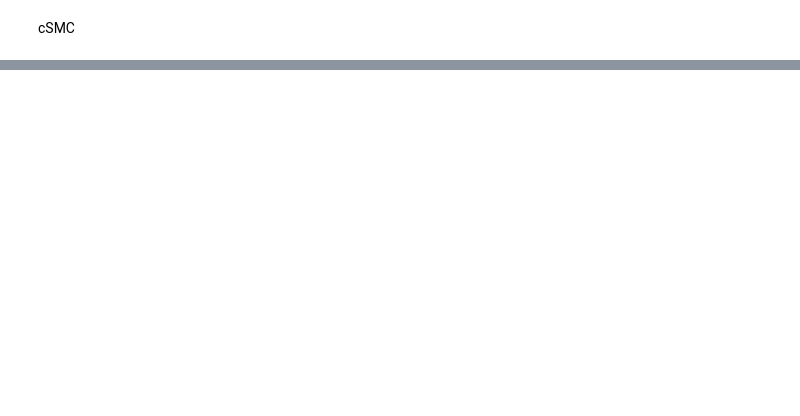
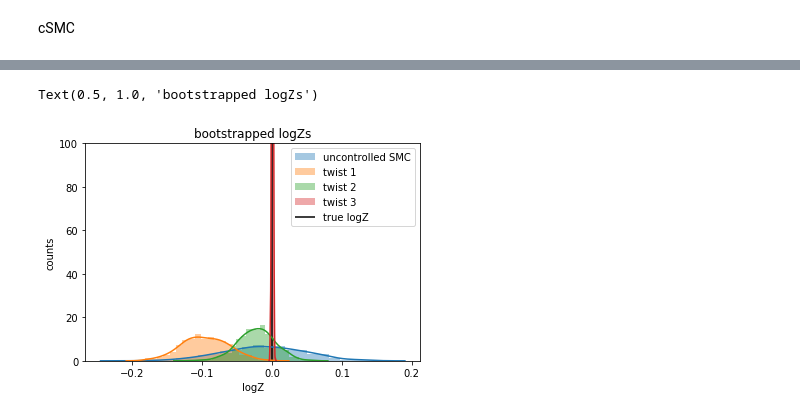
Before and after one commit to dominicrufa/melange, a Jupyter notebook: melange/notebooks/csmc.ipynb, the cells around one changed output, grey strips where cells are left out. Saved outputs shown, nothing was run; the diff lists cells and outputs as text; code cells hidden in the pictures; blank space fills up the shorter version.

```diff
--- a/melange/notebooks/csmc.ipynb
+++ b/melange/notebooks/csmc.ipynb
@@ -199,0 +189,23 @@ so there might be a problem :/
+# %%
+def new_potential(pos, parameter):
+    mod_parameter = parameter[0]
+    dim = pos.shape[0]
+    r0, r1 = jnp.array([0.0]), jnp.array([2.0])
+    k0 = jnp.diag(jnp.ones(dim))
+    delta0, delta1 = pos-r0, pos-r1
+    return 0.5*((1. - mod_parameter) * jnp.dot(jnp.dot(delta0, k0), delta0) + mod_parameter*jnp.dot(jnp.dot(delta1, k0), delta1))
+
+#make a dummy potential for fun
+def dummy_potential(pos, parameter):
+    return 0.
+# %%
+#wrap an initializer
+def get_test_potential_initializer(dimension):
+    potential = new_potential
+    mu, cov = jnp.zeros(dimension), jnp.diag(jnp.ones(dimension))
+    dG = 0.
+    return potential, (mu, cov), dG
+
+#define some _vanilla_ A, b fns
+A_fn = lambda x, params: params
+b_fn = lambda x, params: params
@@ -199,0 +262,5 @@ so there might be a problem :/
+# %%
+#29 random key
+controller = CSMCWrapper(smc_obj, rs = random.PRNGKey(27))
+for i in range(4):
+    controller.run_twist_iteration()
@@ -199,0 +285,17 @@ so there might be a problem :/
+# %%
+sns.distplot(controller.bootstrap_logZs[0], label=f"uncontrolled SMC")
+sns.distplot(controller.bootstrap_logZs[1], label=f"twist 1")
+sns.distplot(controller.bootstrap_logZs[2], label=f"twist 2")
+sns.distplot(controller.bootstrap_logZs[3], label = f"twist 3")
+#sns.distplot(controller.bootstrap_logZs[4], label = f"twist 4")
+#sns.distplot(controller.bootstrap_logZs[5], label = f"twist 5")
+#sns.distplot(controller.bootstrap_logZs[6], label = f"twist 5")
+plt.vlines(dG, 0,1000, label=f"true logZ")
+plt.ylim(0, 100)
+plt.legend()
+plt.ylabel('counts')
+plt.xlabel(f"logZ")
+plt.title(f"bootstrapped logZs")
+# %% [output]
+Text(0.5, 1.0, 'bootstrapped logZs')
+[figure, added]
```
Also changed, not shown: parts of 44 cells of this notebook, 3 other files.
